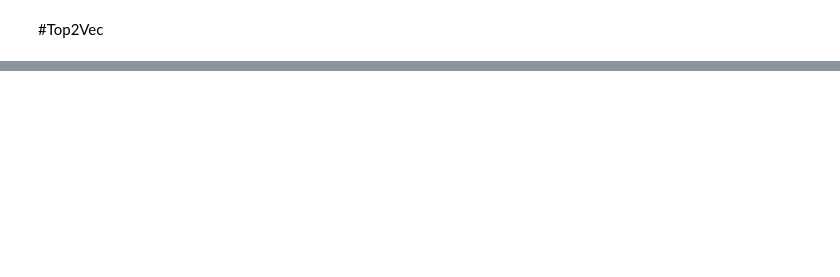
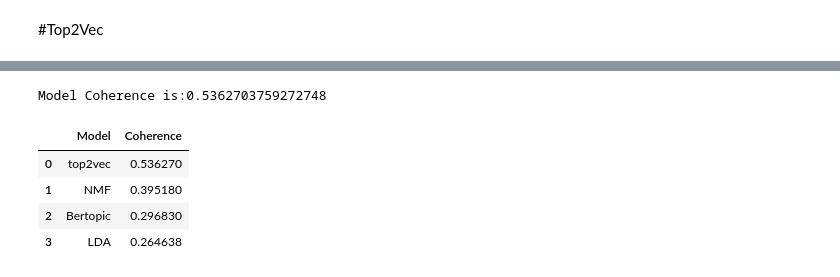
Before and after one commit to daniilbond1/Topic-modeling-for-article-titles-, a Jupyter notebook: Курсовая_БондаренкоДП.ipynb, the cells around one changed output, grey strips where cells are left out. Saved outputs shown, nothing was run; the diff lists cells and outputs as text; code cells hidden in the pictures; blank space fills up the shorter version.

```diff
--- a/Курсовая_БондаренкоДП.ipynb
+++ b/Курсовая_БондаренкоДП.ipynb
@@ -244,0 +273,29 @@ for i in range(6):
+# %%
+import gensim.corpora as corpora
+from gensim.utils import tokenize
+from gensim.models import CoherenceModel
+
+def myCoherence(data_bert, topic_words):
+   tokenized = [list(tokenize(doc)) for doc in data_bert]
+   id2word = corpora.Dictionary(tokenized)
+   corpus = [id2word.doc2bow(text) for text in tokenized]
+   # make sure you grab the topic words from the topic model and convert them to a list
+   coherence_model = CoherenceModel(topics= topic_words ,texts=tokenized
+               , corpus=corpus, dictionary=id2word, coherence='c_v', topn=50)  #Use top 50 words since Top2Vec gets top 50 words
+   coherence = coherence_model.get_coherence()
+   return coherence
+
+coherence=0
+for i in range(6):
+  coherence+= myCoherence(data_bert, model.topic_words_reduced[i])
+print(f"Model Coherence is:{coherence/6}")
+# %% [output]
+Model Coherence is:0.5362703759272748
+# %%
+pd.DataFrame({"Model":['top2vec','NMF','Bertopic','LDA'],'Coherence':[0.5362703759272748,0.39518017325457727,0.2968299323159125,0.2646382295224627]})
+# %% [output]
+|  | Model | Coherence |
+| 0 | top2vec | 0.536270 |
+| 1 | NMF | 0.395180 |
+| 2 | Bertopic | 0.296830 |
+| 3 | LDA | 0.264638 |
```
Also changed, not shown: parts of 14 cells of this notebook.
